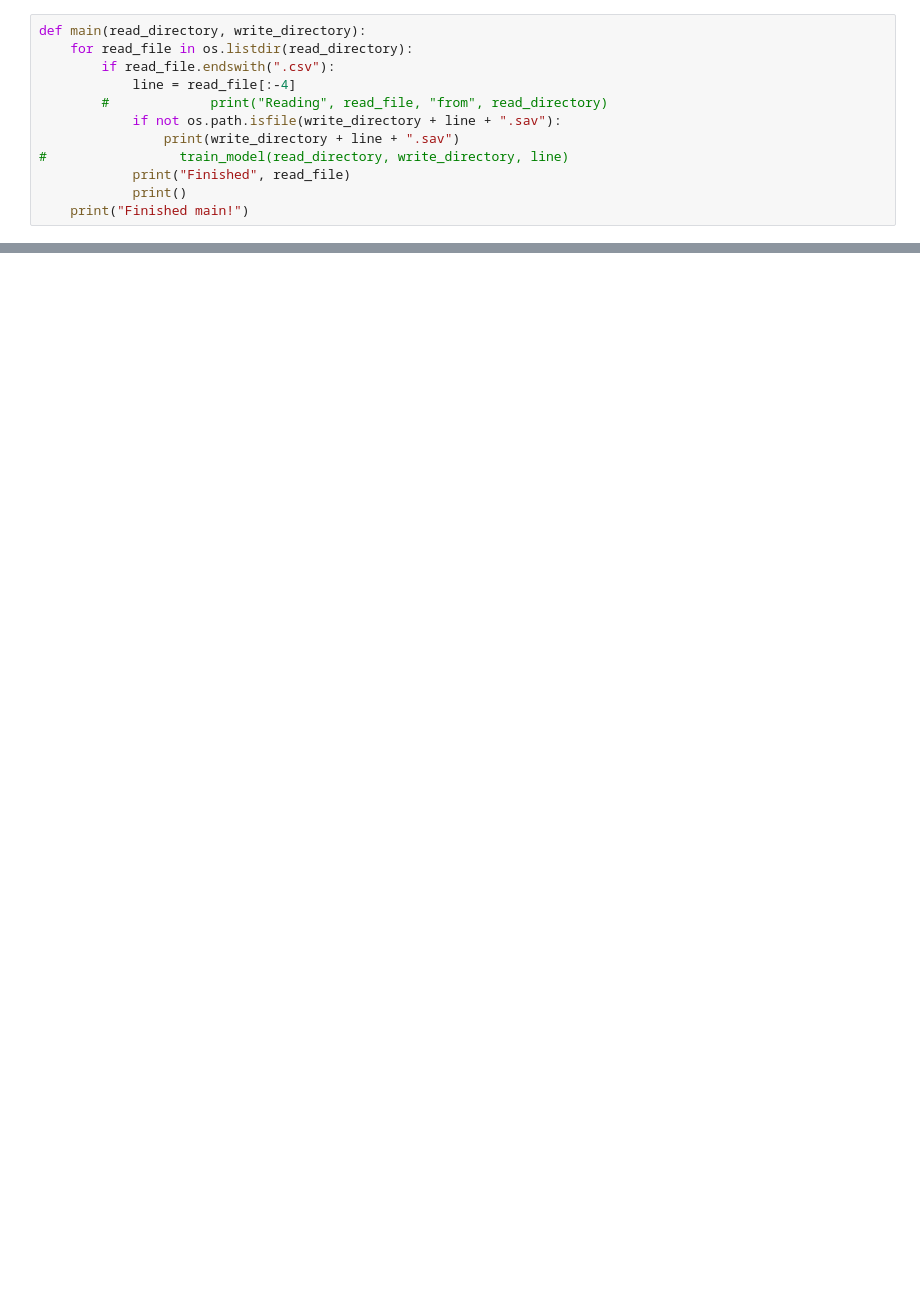
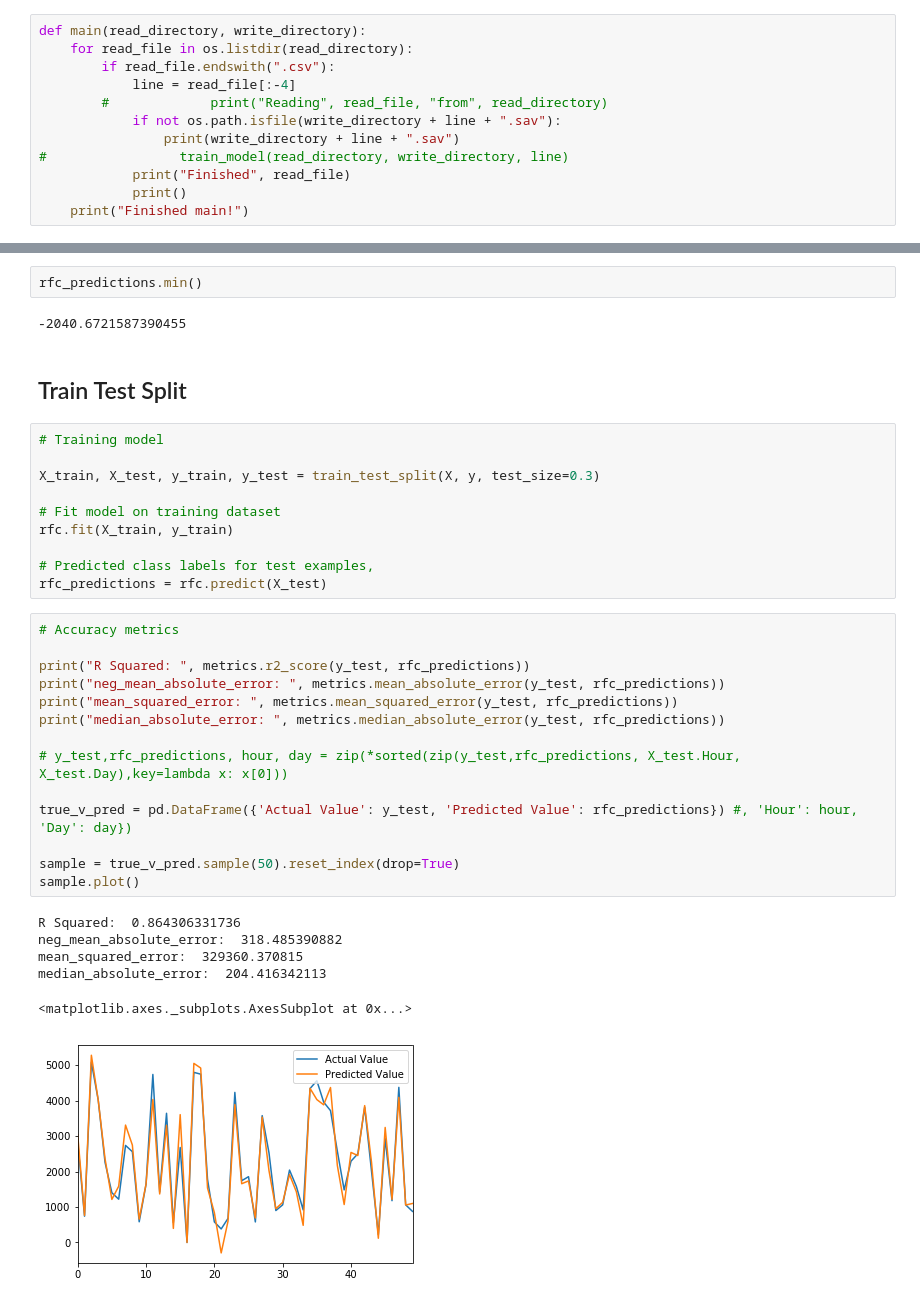
Before and after one commit to brokenloop/Research_practicum_2017, a Jupyter notebook: Data Analysis/Daniel/Random Forest Regression (all lines) 2.ipynb, the cells around one changed output, grey strips where cells are left out. Cells and saved outputs as stored; diff of their text form; blank space fills up the shorter version.

```diff
--- a/Data Analysis/Daniel/Random Forest Regression (all lines) 2.ipynb
+++ b/Data Analysis/Daniel/Random Forest Regression (all lines) 2.ipynb
@@ -83,0 +131,37 @@ Finished main!
+# %%
+rfc_predictions.min()
+# %% [output]
+-2040.6721587390455
+# %% [markdown]
+## Train Test Split
+# %%
+# Training model
+
+X_train, X_test, y_train, y_test = train_test_split(X, y, test_size=0.3)
+
+# Fit model on training dataset
+rfc.fit(X_train, y_train)
+
+# Predicted class labels for test examples,
+rfc_predictions = rfc.predict(X_test)
+# %%
+# Accuracy metrics
+
+print("R Squared: ", metrics.r2_score(y_test, rfc_predictions))
+print("neg_mean_absolute_error: ", metrics.mean_absolute_error(y_test, rfc_predictions))
+print("mean_squared_error: ", metrics.mean_squared_error(y_test, rfc_predictions))
+print("median_absolute_error: ", metrics.median_absolute_error(y_test, rfc_predictions))
+
+# y_test,rfc_predictions, hour, day = zip(*sorted(zip(y_test,rfc_predictions, X_test.Hour, X_test.Day),key=lambda x: x[0]))
+
+true_v_pred = pd.DataFrame({'Actual Value': y_test, 'Predicted Value': rfc_predictions}) #, 'Hour': hour, 'Day': day})
+
+sample = true_v_pred.sample(50).reset_index(drop=True)
+sample.plot()
+# %% [output]
+R Squared:  0.864306331736
+neg_mean_absolute_error:  318.485390882
+mean_squared_error:  329360.370815
+median_absolute_error:  204.416342113
+<matplotlib.axes._subplots.AxesSubplot at 0x...>
+[figure, added]
```
Also changed, not shown: parts of 7 cells of this notebook.
